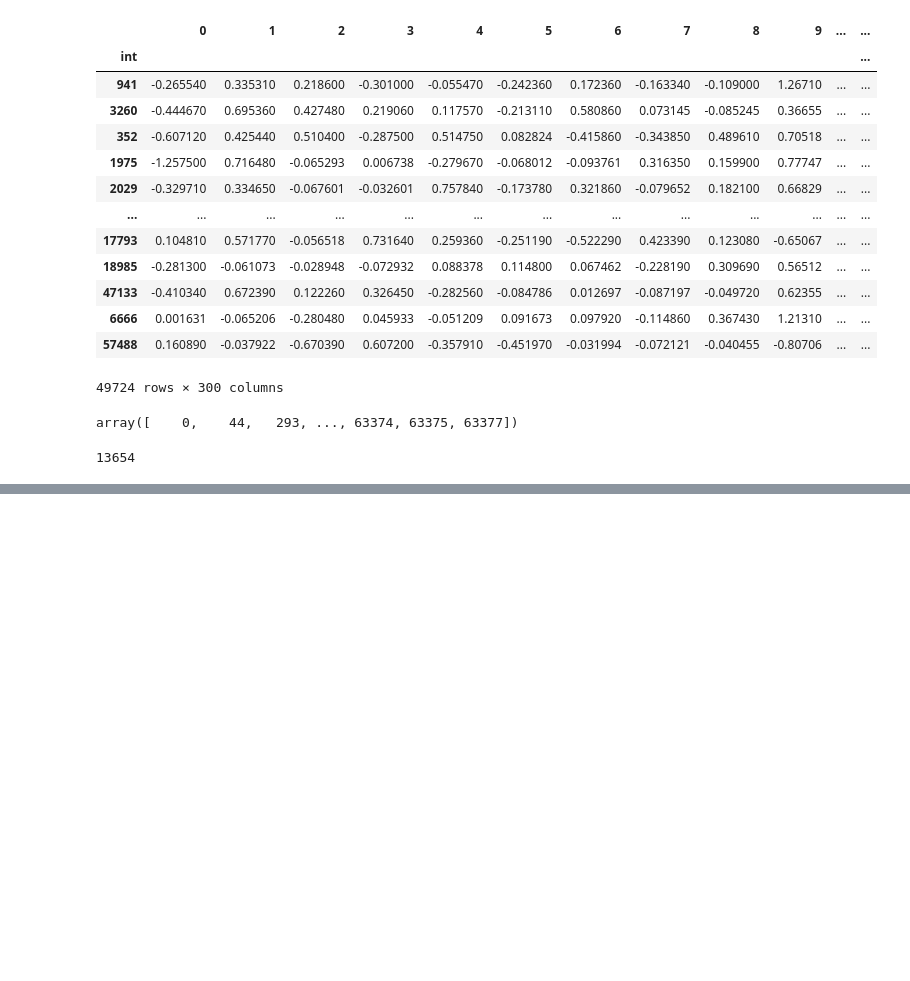
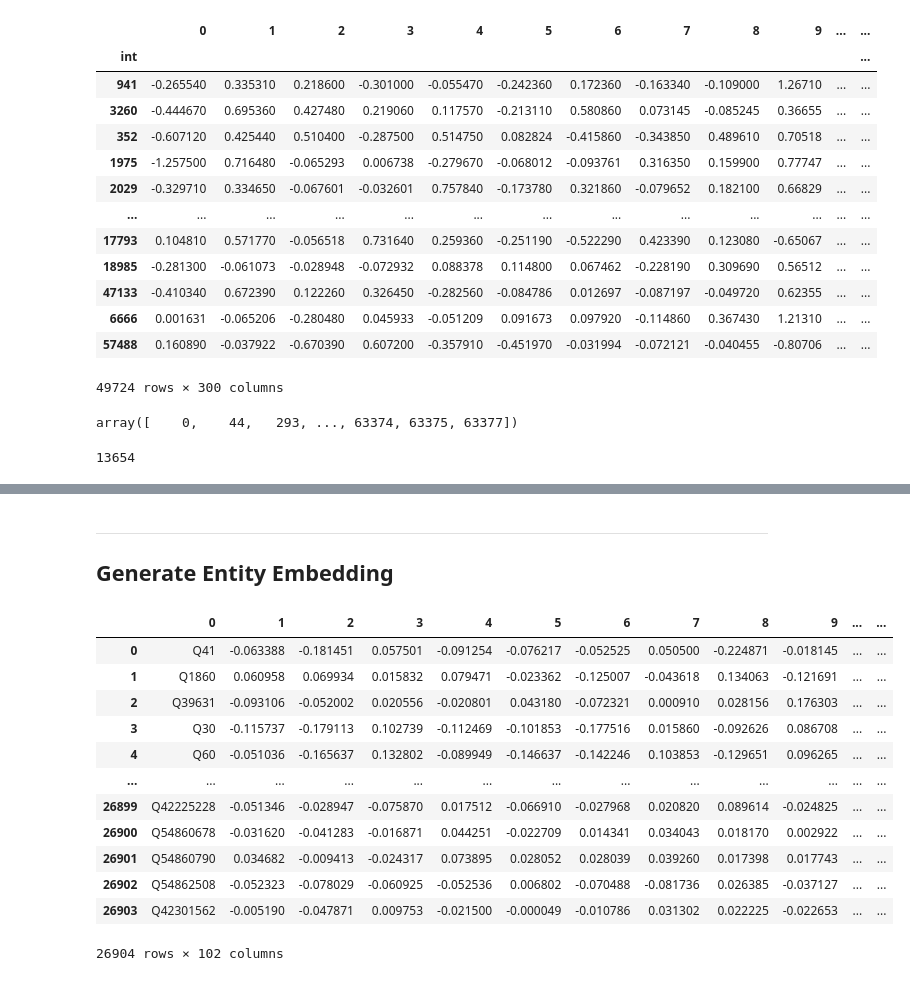
Before and after one commit to nabang1010/NRMS_nabang1010, a Jupyter notebook: data_preprocess_nabang1010.ipynb, the cells around one changed output, grey strips where cells are left out. Saved outputs shown, nothing was run; the diff lists cells and outputs as text; code cells hidden in the pictures; blank space fills up the shorter version.

Commit message:
buiding generate entity embedding

```diff
--- a/data_preprocess_nabang1010.ipynb
+++ b/data_preprocess_nabang1010.ipynb
@@ -667 +667,22 @@ final_embedding
 63378 rows × 300 columns
+# %% [markdown]
+----
+## Generate Entity Embedding
+# %%
+source_embedding_path = "/workspace/nabang1010/LBA_NLP/Recommendation_System/DATA/train_small/entity_embedding.vec"
+entity_embedding = pd.read_table(source_embedding_path, header=None)
+entity_embedding
+# %% [output]
+|  | 0 | 1 | 2 | 3 | 4 | 5 | 6 | 7 | 8 | 9 | ... | ... |
+| 0 | Q41 | -0.063388 | -0.181451 | 0.057501 | -0.091254 | -0.076217 | -0.052525 | 0.050500 | -0.224871 | -0.018145 | ... | ... |
+| 1 | Q1860 | 0.060958 | 0.069934 | 0.015832 | 0.079471 | -0.023362 | -0.125007 | -0.043618 | 0.134063 | -0.121691 | ... | ... |
+| 2 | Q39631 | -0.093106 | -0.052002 | 0.020556 | -0.020801 | 0.043180 | -0.072321 | 0.000910 | 0.028156 | 0.176303 | ... | ... |
+| 3 | Q30 | -0.115737 | -0.179113 | 0.102739 | -0.112469 | -0.101853 | -0.177516 | 0.015860 | -0.092626 | 0.086708 | ... | ... |
+| 4 | Q60 | -0.051036 | -0.165637 | 0.132802 | -0.089949 | -0.146637 | -0.142246 | 0.103853 | -0.129651 | 0.096265 | ... | ... |
+| ... | ... | ... | ... | ... | ... | ... | ... | ... | ... | ... | ... | ... |
+| 26899 | Q42225228 | -0.051346 | -0.028947 | -0.075870 | 0.017512 | -0.066910 | -0.027968 | 0.020820 | 0.089614 | -0.024825 | ... | ... |
+| 26900 | Q54860678 | -0.031620 | -0.041283 | -0.016871 | 0.044251 | -0.022709 | 0.014341 | 0.034043 | 0.018170 | 0.002922 | ... | ... |
+| 26901 | Q54860790 | 0.034682 | -0.009413 | -0.024317 | 0.073895 | 0.028052 | 0.028039 | 0.039260 | 0.017398 | 0.017743 | ... | ... |
+| 26902 | Q54862508 | -0.052323 | -0.078029 | -0.060925 | -0.052536 | 0.006802 | -0.070488 | -0.081736 | 0.026385 | -0.037127 | ... | ... |
+| 26903 | Q42301562 | -0.005190 | -0.047871 | 0.009753 | -0.021500 | -0.000049 | -0.010786 | 0.031302 | 0.022225 | -0.022653 | ... | ... |
+26904 rows × 102 columns
```
Also changed, not shown: parts of 15 cells of this notebook.
